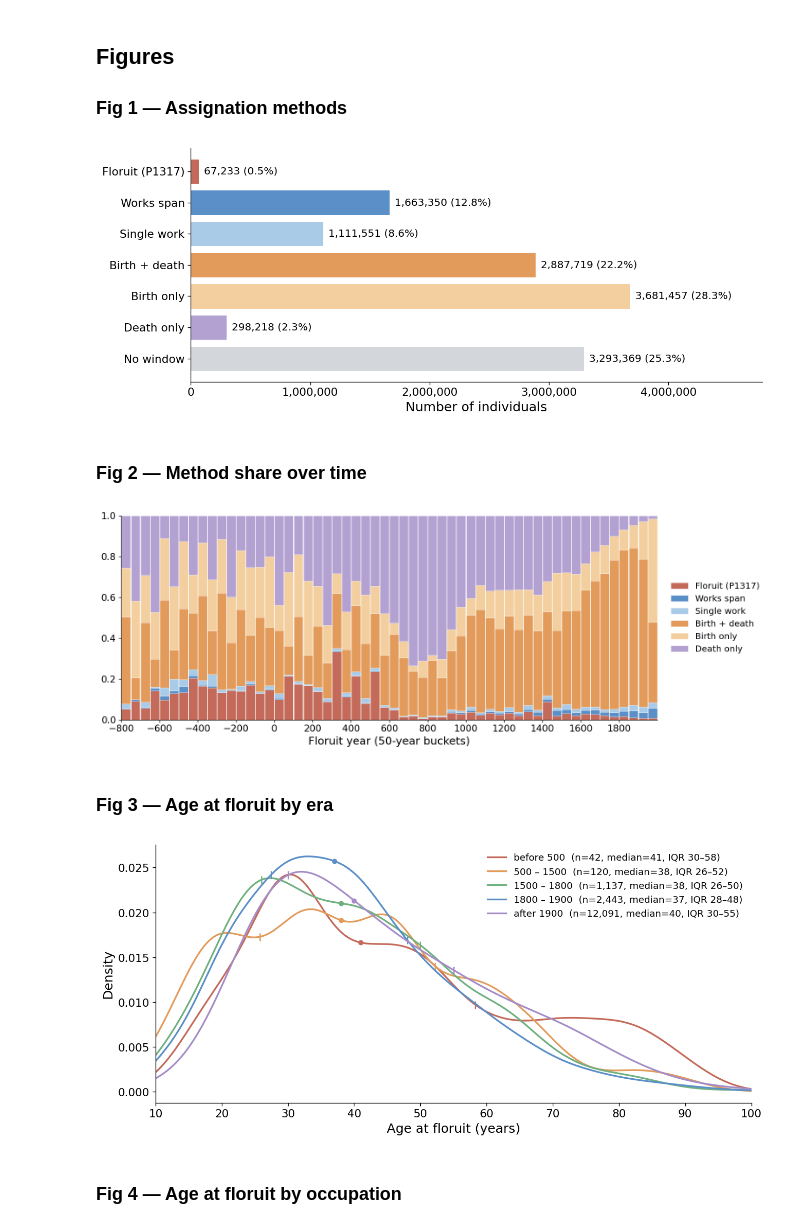
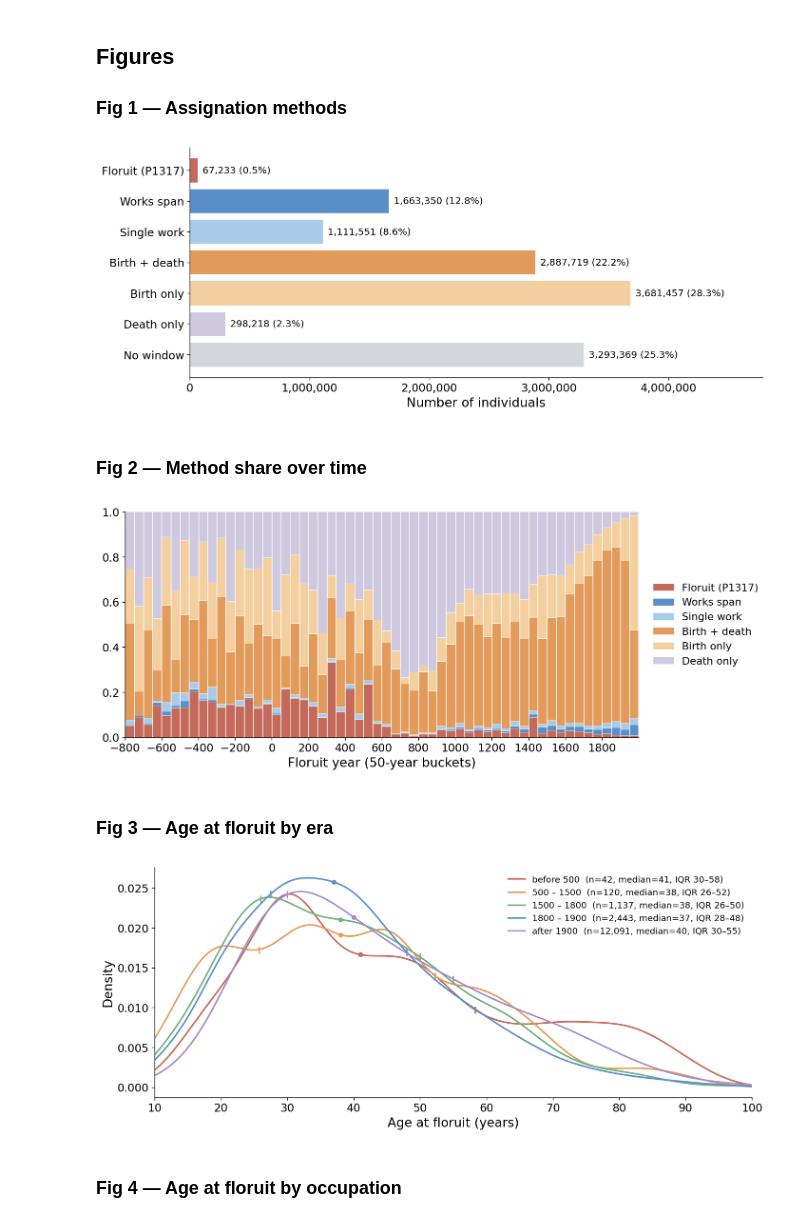
Before and after one commit to charlesdedampierre/cultura_database, a Jupyter notebook: notebooks_new/06_peak_productivity_windows.ipynb, the cells around one changed output. Saved outputs shown, nothing was run; the diff lists cells and outputs as text; code cells hidden in the pictures.

```diff
--- a/notebooks_new/06_peak_productivity_windows.ipynb
+++ b/notebooks_new/06_peak_productivity_windows.ipynb
@@ -418,39 +380,39 @@ counts_for_plot = (
 )
 labels = counts_for_plot['method_category'].to_list()
 
-fig, ax = plt.subplots(figsize=(11, 4.6))
-ax.barh(labels, counts_for_plot['n'], color=[METHOD_COLORS[l] for l in labels], edgecolor='white', lw=0.6)
+fig, ax = plt.subplots()
+ax.barh(labels, counts_for_plot['n'], color=[METHOD_COLORS[l] for l in labels], edgecolor=BACKGROUND_COLOR, lw=0.6)
 for y, (n, share) in enumerate(zip(counts_for_plot['n'], counts_for_plot['share_pct'])):
     ax.annotate(f'{n:,} ({share:.1f}%)', xy=(n, y), xytext=(6, 0), textcoords='offset points',
-                va='center', fontsize=12)
+                va='center', fontsize=VALUE_LABEL_FONTSIZE)
 ax.xaxis.set_major_formatter(THOUSANDS)
 ax.set_xlabel('Number of individuals')
 ax.margins(x=0.30)
 plt.tight_layout()
 plt.show()
 # %% [output]
-[figure, old version]
+[figure, new version]
 # %% [markdown]
 ### Fig 2 — Method share over time
 # %%
 buckets = method_share['bucket'].to_numpy()
 
-fig, ax = plt.subplots(figsize=(13, 4.8))
+fig, ax = plt.subplots()
 bottom = np.zeros(len(buckets))
 for category in METHOD_ORDER[:-1]:
     share = method_share[category].to_numpy()
     ax.bar(buckets + BIN_WIDTH / 2, share, bottom=bottom, width=BIN_WIDTH * 0.95,
-           color=METHOD_COLORS[category], edgecolor='white', lw=0.3, label=category)
+           color=METHOD_COLORS[category], edgecolor=BACKGROUND_COLOR, lw=0.3, label=category)
     bottom += share
 ax.set_xticks(np.arange(YEAR_MIN, LAST_COMPLETE_BIN + 1, 200))
 ax.set_xlim(YEAR_MIN, LAST_COMPLETE_BIN + BIN_WIDTH)
 ax.set_ylim(0, 1)
 ax.set_xlabel('Floruit year (50-year buckets)')
-ax.legend(frameon=False, loc='center left', bbox_to_anchor=(1.01, 0.5))
+ax.legend(loc='center left', bbox_to_anchor=(1.01, 0.5))
 plt.tight_layout()
 plt.show()
 # %% [output]
-[figure, old version]
+[figure, new version]
 # %% [markdown]
 ### Fig 3 — Age at floruit by era
 # %%
@@ -462,7 +424,7 @@ x_grid = np.linspace(AGE_MIN, AGE_MAX, 400)
 def plot_kde(ax, ages, color, label):
     kde = gaussian_kde(ages, bw_method=KDE_BANDWIDTH)
     median, q1, q3 = np.median(ages), np.quantile(ages, 0.25), np.quantile(ages, 0.75)
-    ax.plot(x_grid, kde(x_grid), color=color, lw=2,
+    ax.plot(x_grid, kde(x_grid), color=color,
             label=f'{label}  (n={len(ages):,}, median={median:.0f}, IQR {q1:.0f}–{q3:.0f})')
     ax.plot([median], kde(median), 'o', color=color, ms=5)
     ax.plot([q1, q3], kde([q1, q3]), '|', color=color, ms=9, mew=1.6)
@@ -477,11 +439,11 @@ for label, lo, hi in ERAS:
 ax.set_xlim(AGE_MIN, AGE_MAX)
 ax.set_xlabel('Age at floruit (years)')
 ax.set_ylabel('Density')
-ax.legend(frameon=False, fontsize=11, loc='upper right')
+ax.legend(fontsize=SMALL_LEGEND_FONTSIZE, loc='upper right')
 plt.tight_layout()
 plt.show()
 # %% [output]
-[figure, old version]
+[figure, new version]
 # %% [markdown]
 ### Fig 4 — Age at floruit by occupation
 # %%
```
Also changed, not shown: parts of 5 cells of this notebook, 3 other files.
